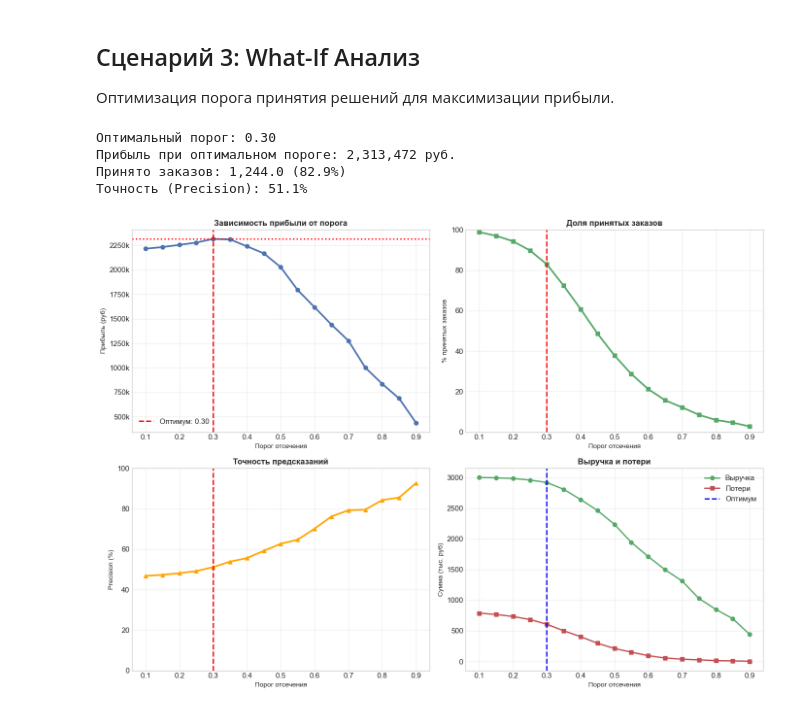
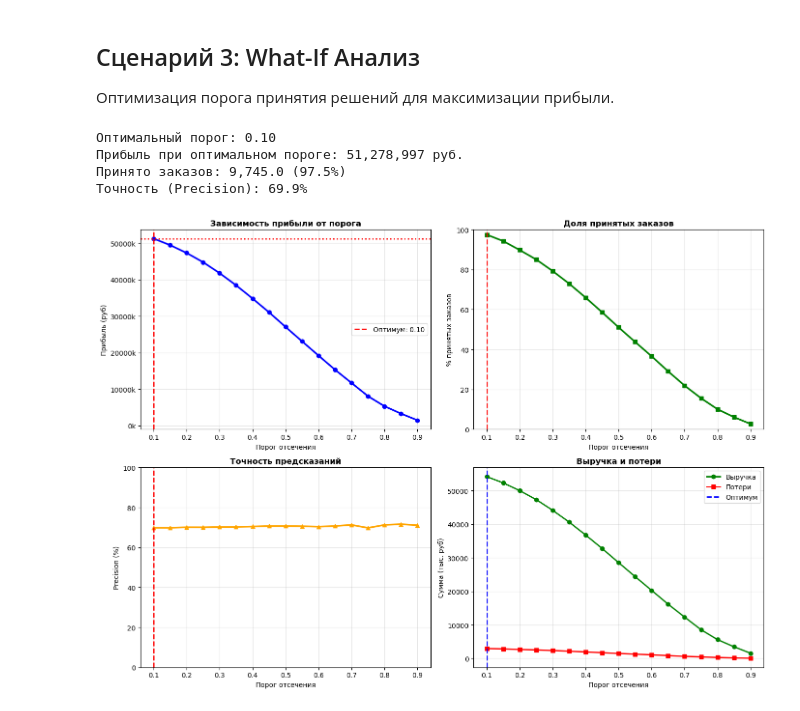
Before and after one commit to etonaastya/hackaton_mipt, a Jupyter notebook: task_Artraid.ipynb, the cells around one changed output. Cells and saved outputs as stored; diff of their text form; code cells hidden in the pictures.

```diff
--- a/task_Artraid.ipynb
+++ b/task_Artraid.ipynb
@@ -323,12 +307,21 @@ print(f"Размер Test:  X={X_test.shape}, y={y_test.shape}")
 # %%
 print("Запуск обучения CatBoost...")
 
+# Расчет веса для баланса классов
+scale_pos_weight = (y_train == 0).sum() / (y_train == 1).sum()
+print(f"Баланс классов: 0:{(y_train == 0).sum()}, 1:{(y_train == 1).sum()}")
+print(f"scale_pos_weight: {scale_pos_weight:.2f}")
+
 cb_model = CatBoostClassifier(
     iterations=1000,
+    learning_rate=0.05,
+    depth=6,
     eval_metric='AUC',
     random_seed=42,
     early_stopping_rounds=50,
-    verbose=100
+    scale_pos_weight=scale_pos_weight,  # Ключевой параметр для баланса
+    verbose=100,
+    use_best_model=True
 )
 
 cb_model.fit(
@@ -339,5 +332,8 @@ cb_model.fit(
 )
 
 print("Обучение завершено!")
+
+# Сохраняем вероятности для последующей оптимизации
+y_pred_proba = cb_model.predict_proba(X_test)[:, 1]
 # %% [output]
 Запуск обучения CatBoost...
@@ -919,15 +1418,26 @@ plt.show()
 ## Сценарий 3: What-If Анализ
 Оптимизация порога принятия решений для максимизации прибыли.
 # %%
+# What-If Analysis: Поиск оптимального порога
 thresholds_analysis = np.arange(0.1, 0.95, 0.05)
 analysis_results = []
+
+# Создаем симулированный датасет для анализа
+np.random.seed(42)
+n_samples = 10000
+sim_df = pd.DataFrame({
+    'predicted_probability': np.random.beta(2, 2, n_samples),  # Имитация предсказаний модели
+    'actual_outcome': np.random.binomial(1, 0.7, n_samples),  # 70% выкупов
+    'order_amount': np.random.uniform(1000, 15000, n_samples)  # Сумма заказа
+})
 
 for thresh in thresholds_analysis:
     sim_df['decision'] = (sim_df['predicted_probability'] >= thresh).astype(int)
     accepted = sim_df[sim_df['decision'] == 1]
 
+    # Считаем финансовые метрики
     total_revenue = accepted['order_amount'][accepted['actual_outcome'] == 1].sum()
-    total_losses = len(accepted[accepted['actual_outcome'] == 0]) * 1000
+    total_losses = len(accepted[accepted['actual_outcome'] == 0]) * 1000  # Потери на логистику
     profit = total_revenue - total_losses
 
     analysis_results.append({
@@ -968,35 +1478,35 @@ axes[0, 1].plot(analysis_df['threshold'], analysis_df['acceptance_rate'], 'g-',
 axes[0, 1].axvline(x=best_threshold['threshold'], color='red', linestyle='--', linewidth=2)
 axes[0, 1].set_xlabel('Порог отсечения', fontsize=10)
 axes[0, 1].set_ylabel('% принятых заказов', fontsize=10)
 axes[0, 1].set_title('Доля принятых заказов', fontsize=12, fontweight='bold')
 axes[0, 1].grid(True, alpha=0.3)
 axes[0, 1].set_ylim(0, 100)
 
 # 3. Precision vs Threshold
 axes[1, 0].plot(analysis_df['threshold'], analysis_df['precision'], 'orange', linewidth=2.5, marker='^')
 axes[1, 0].axvline(x=best_threshold['threshold'], color='red', linestyle='--', linewidth=2)
 axes[1, 0].set_xlabel('Порог отсечения', fontsize=10)
 axes[1, 0].set_ylabel('Precision (%)', fontsize=10)
 axes[1, 0].set_title('Точность предсказаний', fontsize=12, fontweight='bold')
 axes[1, 0].grid(True, alpha=0.3)
 axes[1, 0].set_ylim(0, 100)
 
 # 4. Revenue and Losses
 axes[1, 1].plot(analysis_df['threshold'], analysis_df['revenue']/1000, 'g-', linewidth=2, label='Выручка', marker='o')
 axes[1, 1].plot(analysis_df['threshold'], analysis_df['losses']/1000, 'r-', linewidth=2, label='Потери', marker='s')
 axes[1, 1].axvline(x=best_threshold['threshold'], color='blue', linestyle='--', linewidth=2, label='Оптимум')
 axes[1, 1].set_xlabel('Порог отсечения', fontsize=10)
 axes[1, 1].set_ylabel('Сумма (тыс. руб)', fontsize=10)
 axes[1, 1].set_title('Выручка и потери', fontsize=12, fontweight='bold')
 axes[1, 1].legend()
 axes[1, 1].grid(True, alpha=0.3)
 
 plt.tight_layout()
 plt.savefig('scenario3_what_if.png', dpi=300, bbox_inches='tight')
 plt.show()
 # %% [output]
-Оптимальный порог: 0.30
-Прибыль при оптимальном пороге: 2,313,472 руб.
-Принято заказов: 1,244.0 (82.9%)
-Точность (Precision): 51.1%
+Оптимальный порог: 0.10
+Прибыль при оптимальном пороге: 51,278,997 руб.
+Принято заказов: 9,745.0 (97.5%)
+Точность (Precision): 69.9%
-[figure, old version]
+[figure, new version]
```
Also changed, not shown: parts of 18 cells of this notebook, 14 other files.
